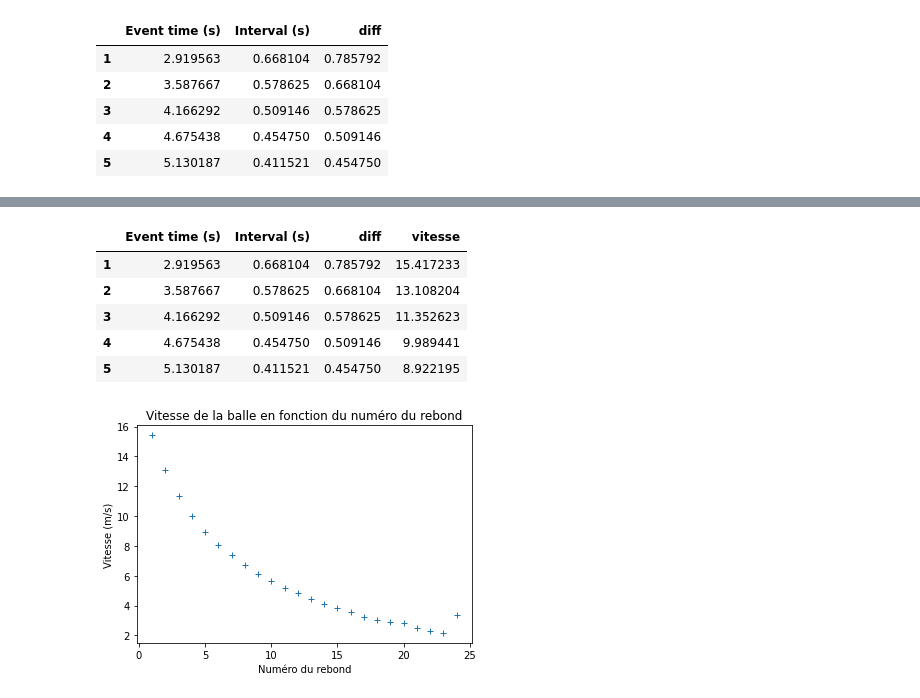
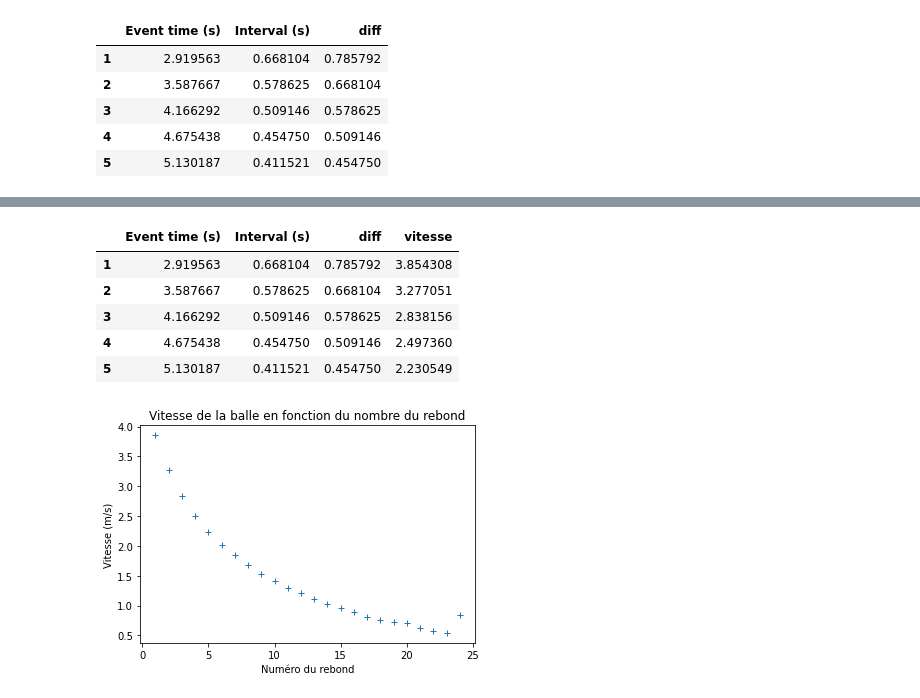
Before and after one commit to kmiloarguello/kmiloarguello.github.io, a Jupyter notebook: phyca/content/LU2PY215/TP/TP2/TP2.ipynb, the cells around one changed output, grey strips where cells are left out. Drawn from its saved outputs; the diff is of its cells as text; code cells hidden in the pictures.

```diff
--- a/phyca/content/LU2PY215/TP/TP2/TP2.ipynb
+++ b/phyca/content/LU2PY215/TP/TP2/TP2.ipynb
@@ -8 +21,7 @@ import pandas as pd
+# %%
+# Constantes
+
+g=9.81 # m/s2
+m=0.10 # kg (masse d'une balle de ping-pong)
+h_0=1.0 # m (hauteur initiale)
 # %%
@@ -54,13 +90,13 @@ La difference de temps est égale à l'intervalle:  True
 # %%
-## Calcul de la vitesse entre chaque rebond grâce à la formule T_i = 2 * v_i / g
-data['vitesse'] = 2 * data['diff'] * 9.81
+## Calcul de la vitesse entre chaque rebond grâce à la formule v_i = g * T_i / 2
+data['vitesse'] = g * data['diff'] / 2
 # on affiche les 5 premières lignes
 data.head()
 # %% [output]
 |  | Event time (s) | Interval (s) | diff | vitesse |
-| 1 | 2.919563 | 0.668104 | 0.785792 | 15.417233 |
-| 2 | 3.587667 | 0.578625 | 0.668104 | 13.108204 |
-| 3 | 4.166292 | 0.509146 | 0.578625 | 11.352623 |
-| 4 | 4.675438 | 0.454750 | 0.509146 | 9.989441 |
-| 5 | 5.130187 | 0.411521 | 0.454750 | 8.922195 |
+| 1 | 2.919563 | 0.668104 | 0.785792 | 3.854308 |
+| 2 | 3.587667 | 0.578625 | 0.668104 | 3.277051 |
+| 3 | 4.166292 | 0.509146 | 0.578625 | 2.838156 |
+| 4 | 4.675438 | 0.454750 | 0.509146 | 2.497360 |
+| 5 | 5.130187 | 0.411521 | 0.454750 | 2.230549 |
 # %%
@@ -68,10 +104,10 @@ data.head()
 data['rebond'] = np.arange(1, len(data)+1)
 # %%
-# On trace la vitesse de la balle en fonction du numéro du rebond
+# On trace la vitesse de la balle en fonction du nombre du rebond
 plt.plot(data['rebond'], data['vitesse'], '+')
-plt.title('Vitesse de la balle en fonction du numéro du rebond')
+plt.title('Vitesse de la balle en fonction du nombre du rebond')
 plt.xlabel('Numéro du rebond')
 plt.ylabel('Vitesse (m/s)')
 plt.show()
 # %% [output]
-[figure, old version]
+[figure, new version]
```
Also changed, not shown: parts of 35 cells of this notebook, 13 other files.
